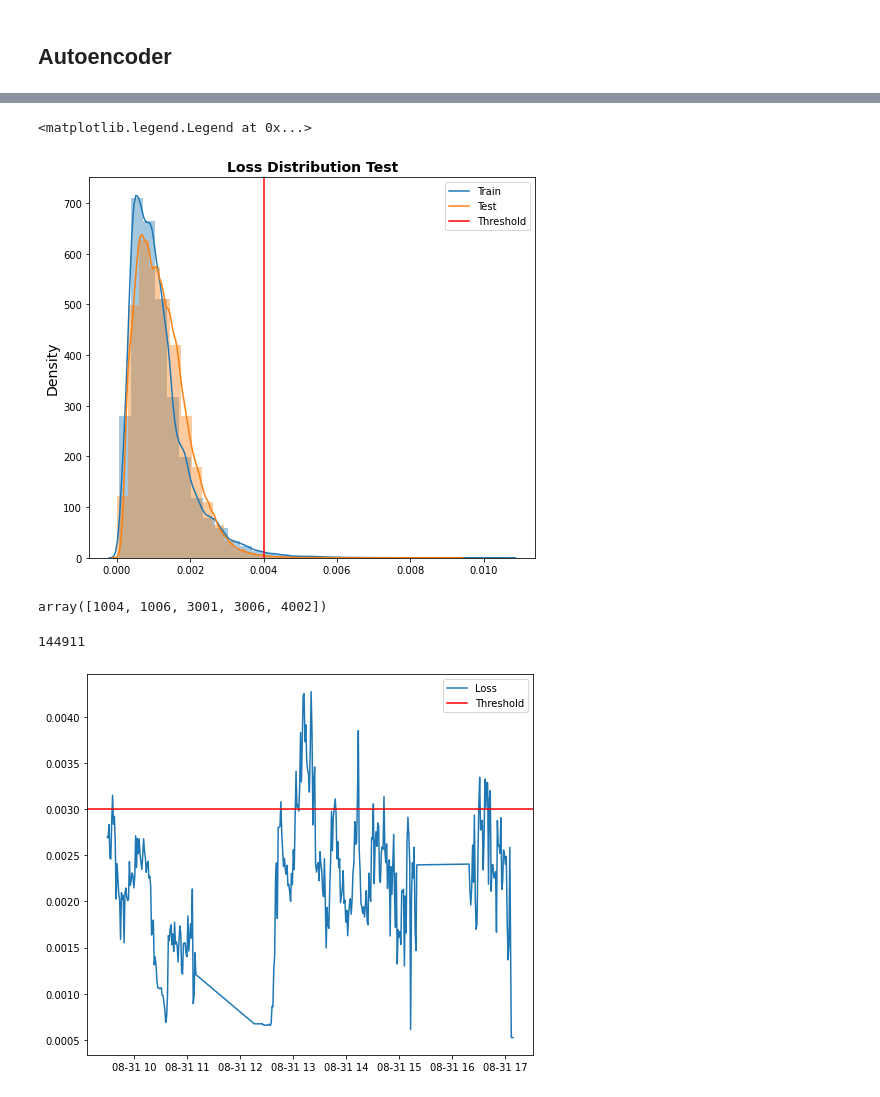
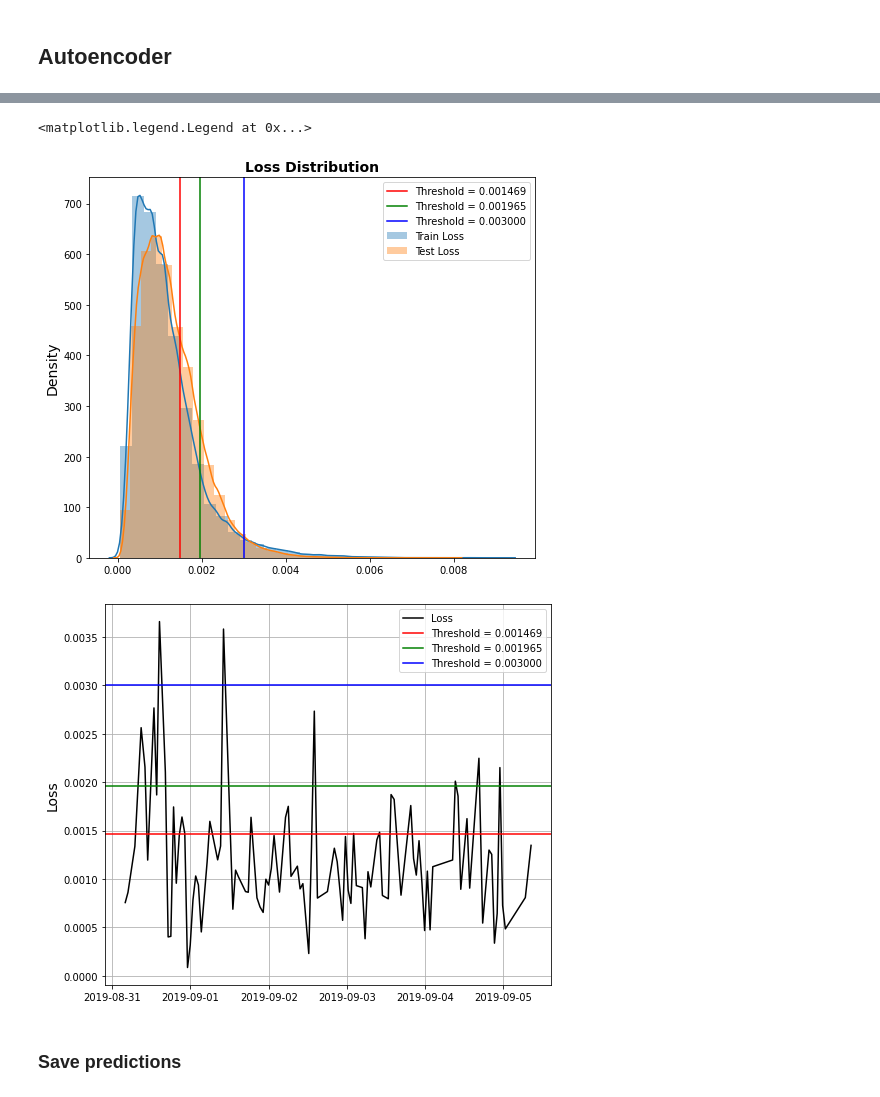
Before and after one commit to yosleny/deep-learning, a Jupyter notebook: task_2/secondo_task.ipynb, the cells around one changed output, grey strips where cells are left out. Cells and saved outputs as stored; diff of their text form; code cells hidden in the pictures.

```diff
--- a/task_2/secondo_task.ipynb
+++ b/task_2/secondo_task.ipynb
@@ -37,0 +125,4 @@ tst_df.head()
+# %%
+fig = trn_df[['x', 'y', 'z', 'heartRate']].hist(figsize = (14, 12), bins=64)
+[x.title.set_size(16) for x in fig.ravel()]
+plt.show()
@@ -206,2 +358,2 @@ train.shape, pred.shape
 # %%
-train_loss = tf.keras.losses.mae(train, pred)
+train_loss = tf.keras.losses.mae(pred, train)
@@ -220,0 +374,7 @@ plt.show()
+# %%
+threshold_1 = 0.001469
+threshold_2 = np.mean(train_loss) + np.std(train_loss)
+threshold_3 = 0.003
+print("Threshold: ", threshold_1)
+print("Threshold: ", threshold_2)
+print("Threshold: ", threshold_3)
@@ -258,33 +420,30 @@ sns.distplot(test_loss, bins = 32, kde= True)
 # %%
 plt.figure(figsize=(8,7))
-plt.title('Loss Distribution Test', size=14, fontweight="bold")
+plt.title('Loss Distribution', size=14, fontweight="bold")
 plt.ylabel('Density', size=14)
-sns.distplot(train_loss, bins = 32, kde= True)
-sns.distplot(test_loss, bins = 32, kde= True)
-plt.axvline(x=threshold, color='r')
-plt.legend(labels=["Train", "Test", "Threshold"])
+sns.distplot(train_loss, bins = 32, kde= True, label='Train Loss')
+sns.distplot(test_loss, bins = 32, kde= True, label='Test Loss')
+plt.axvline(x=threshold_1, color='r', label='Threshold = 0.001469')
+plt.axvline(x=threshold_2, color='g', label='Threshold = 0.001965')
+plt.axvline(x=threshold_3, color='b', label='Threshold = 0.003000')
+plt.legend()
 # %% [output]
 <matplotlib.legend.Legend at 0x...>
-[figure, old version]
+[figure, new version]
-# %%
-tst_df.patient.unique()
-# %% [output]
-array([1004, 1006, 3001, 3006, 4002])
-# %%
-len(tst_df[tst_df.patient == 1004])
-# %% [output]
-144911
 # %%
-x = test_loss[slice(1000, 3000, 6)]
+x = test_loss[slice(0, 30000, 300)]
 t = pd.to_datetime(tst_df['tsDate'])
-t = t[slice(1000, 3000, 6)]
+t = t[slice(0, 30000, 300)]
 # %%
 plt.figure(figsize=(8,7))
-plt.plot(t, x)
+plt.plot(t, x, '-k', label='Loss')
 
-plt.axhline(y=threshold, color='r')
-
-plt.legend(labels=["Loss", "Threshold"])
+plt.axhline(y=threshold_1, color='r', label='Threshold = 0.001469')
+plt.axhline(y=threshold_2, color='g', label='Threshold = 0.001965')
+plt.axhline(y=threshold_3, color='b', label='Threshold = 0.003000')
+plt.ylabel('Loss', size=14)
+plt.legend()
+plt.grid()
 plt.show()
 # %% [output]
-[figure, old version]
+[figure, new version]
@@ -292,0 +450,2 @@ anomaly = tf.math.less(test_loss, threshold)
+# %% [markdown]
+### Save predictions
```
Also changed, not shown: parts of 62 cells of this notebook, 4 other files.
